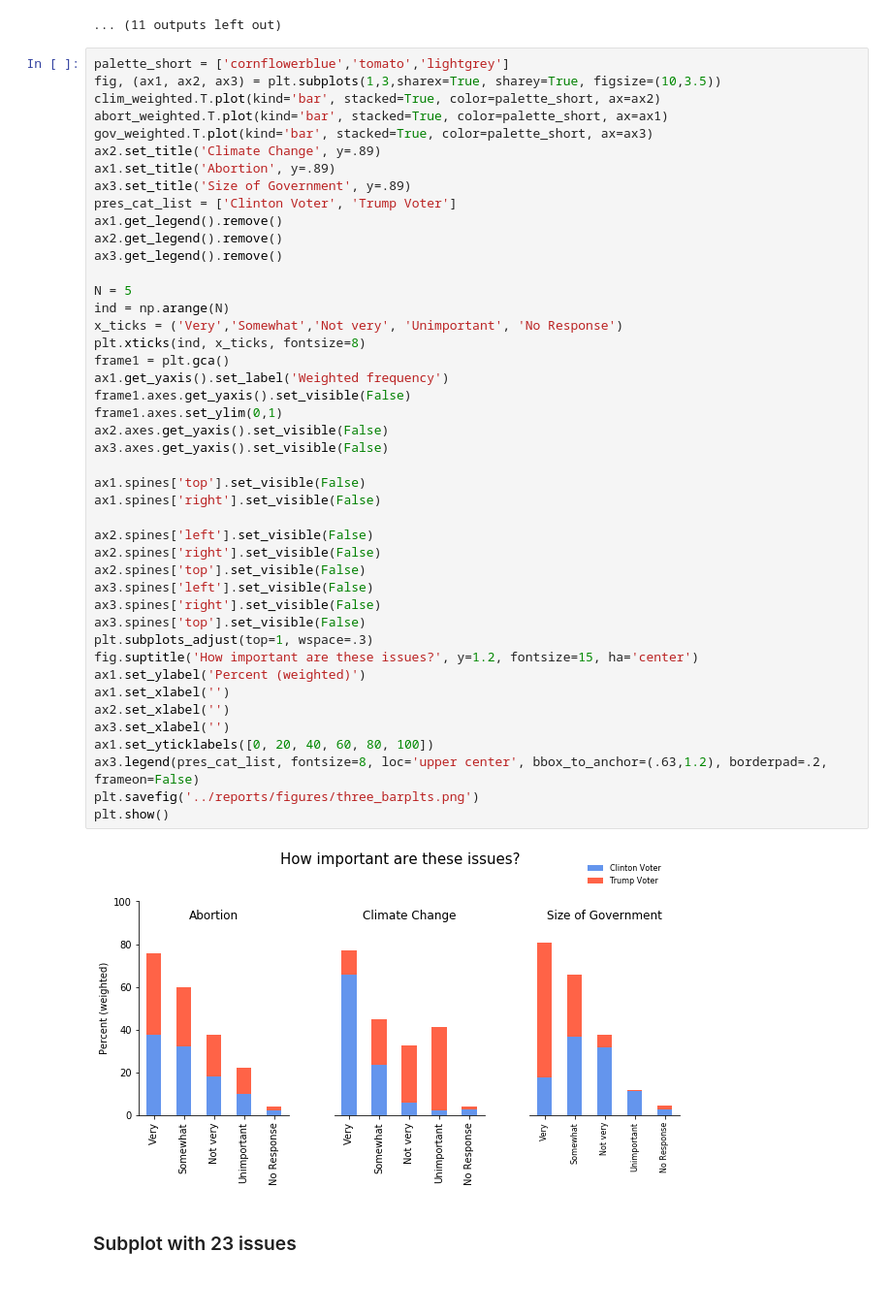
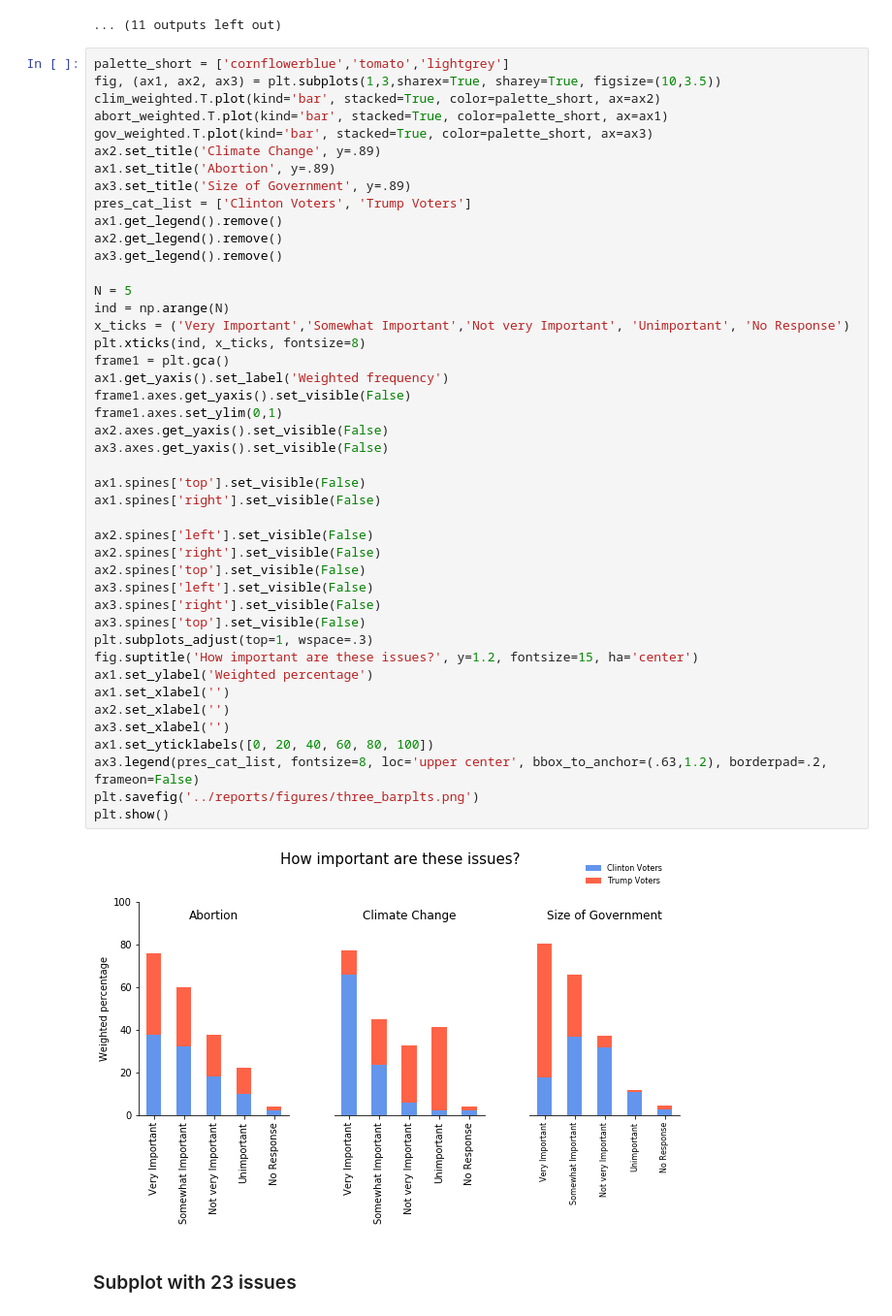
Before and after one commit to ali0003433/predict-by-issue-prioritization, a Jupyter notebook: notebooks/2-al-exploration.ipynb, the cells around one changed output. Shown at 97% size. Drawn from its saved outputs; the diff is of its cells as text; blank space fills up the shorter version.

```diff
--- a/notebooks/2-al-exploration.ipynb
+++ b/notebooks/2-al-exploration.ipynb
@@ -436,43 +436,43 @@ gov_weighted.T.plot(kind='bar', stacked=True, color=palette_short, ax=ax3)
 ax2.set_title('Climate Change', y=.89)
 ax1.set_title('Abortion', y=.89)
 ax3.set_title('Size of Government', y=.89)
-pres_cat_list = ['Clinton Voter', 'Trump Voter']
+pres_cat_list = ['Clinton Voters', 'Trump Voters']
 ax1.get_legend().remove()
 ax2.get_legend().remove()
 ax3.get_legend().remove()
 
 N = 5
 ind = np.arange(N)
-x_ticks = ('Very','Somewhat','Not very', 'Unimportant', 'No Response')
+x_ticks = ('Very Important','Somewhat Important','Not very Important', 'Unimportant', 'No Response')
 plt.xticks(ind, x_ticks, fontsize=8)
 frame1 = plt.gca()
 ax1.get_yaxis().set_label('Weighted frequency')
 frame1.axes.get_yaxis().set_visible(False)
 frame1.axes.set_ylim(0,1)
 ax2.axes.get_yaxis().set_visible(False)
 ax3.axes.get_yaxis().set_visible(False)
 
 ax1.spines['top'].set_visible(False)
 ax1.spines['right'].set_visible(False)
 
 ax2.spines['left'].set_visible(False)
 ax2.spines['right'].set_visible(False)
 ax2.spines['top'].set_visible(False)
 ax3.spines['left'].set_visible(False)
 ax3.spines['right'].set_visible(False)
 ax3.spines['top'].set_visible(False)
 plt.subplots_adjust(top=1, wspace=.3)
 fig.suptitle('How important are these issues?', y=1.2, fontsize=15, ha='center')
-ax1.set_ylabel('Percent (weighted)')
+ax1.set_ylabel('Weighted percentage')
 ax1.set_xlabel('')
 ax2.set_xlabel('')
 ax3.set_xlabel('')
 ax1.set_yticklabels([0, 20, 40, 60, 80, 100])
 ax3.legend(pres_cat_list, fontsize=8, loc='upper center', bbox_to_anchor=(.63,1.2), borderpad=.2, frameon=False)
 plt.savefig('../reports/figures/three_barplts.png')
 plt.show()
 # %% [output]
-[figure, old version]
+[figure, new version]
 # %% [markdown]
 ### Subplot with 23 issues
 # %%
```
Also changed, not shown: parts of 1 cell of this notebook, 3 other files.
